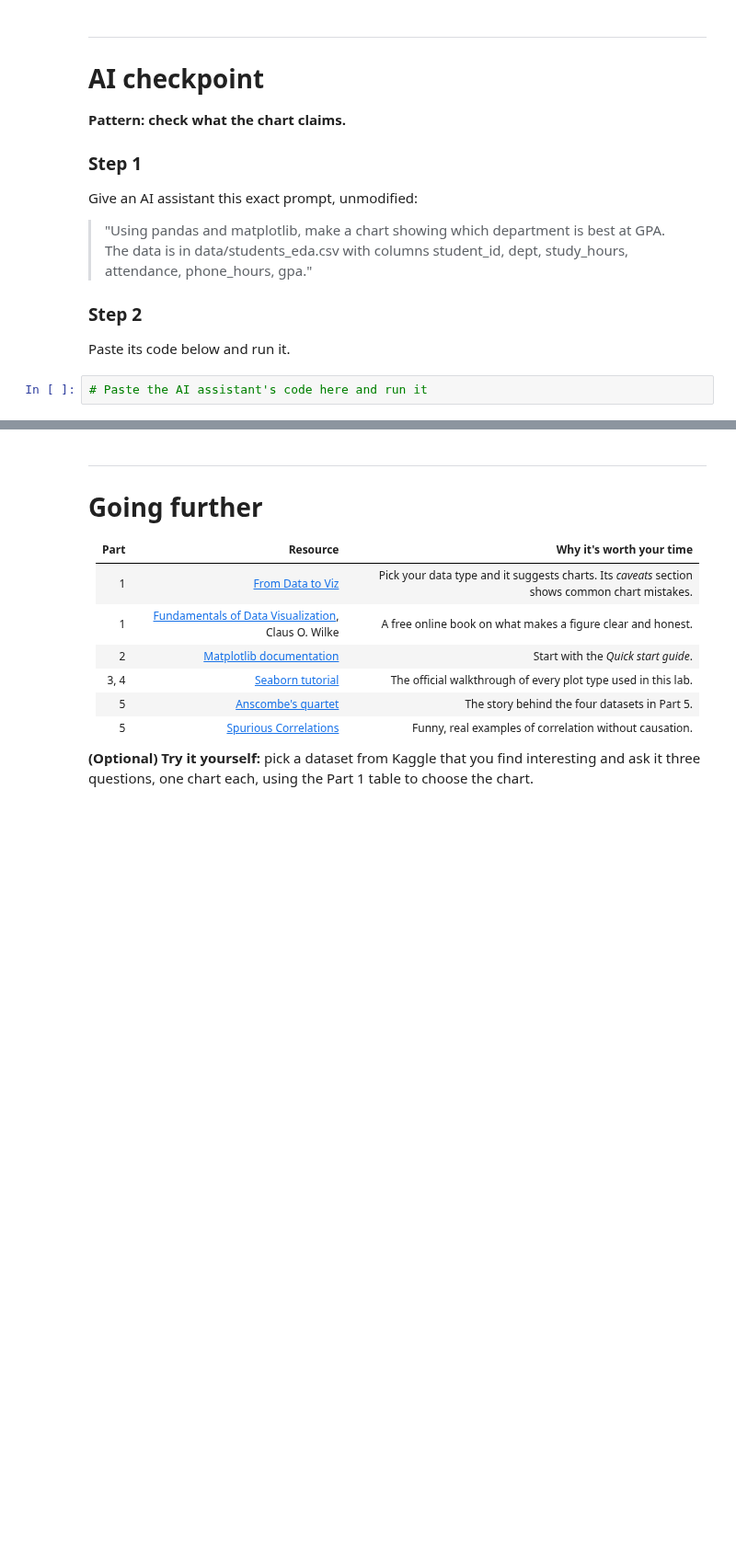
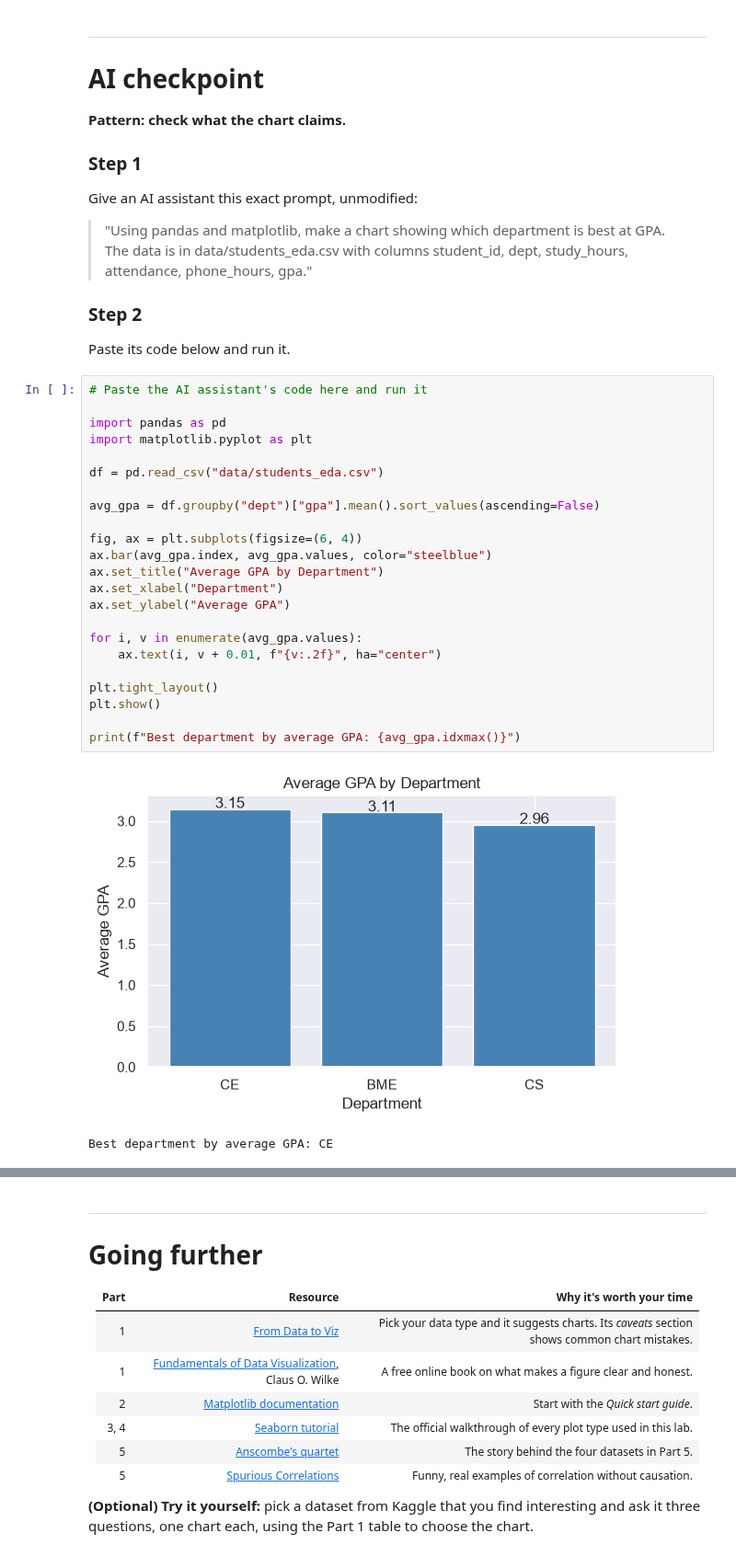
Before and after one commit to ReenaAloraini/ARTI303, a Jupyter notebook: lab06.ipynb, the cells around one changed output, grey strips where cells are left out. Shown at 92% size. Cells and saved outputs as stored; diff of their text form; blank space fills up the shorter version.

```diff
--- a/lab06.ipynb
+++ b/lab06.ipynb
@@ -578,6 +700,30 @@ Give an AI assistant this exact prompt, unmodified:
 Paste its code below and run it.
 # %%
 # Paste the AI assistant's code here and run it
+
+import pandas as pd
+import matplotlib.pyplot as plt
+
+df = pd.read_csv("data/students_eda.csv")
+
+avg_gpa = df.groupby("dept")["gpa"].mean().sort_values(ascending=False)
+
+fig, ax = plt.subplots(figsize=(6, 4))
+ax.bar(avg_gpa.index, avg_gpa.values, color="steelblue")
+ax.set_title("Average GPA by Department")
+ax.set_xlabel("Department")
+ax.set_ylabel("Average GPA")
+
+for i, v in enumerate(avg_gpa.values):
+    ax.text(i, v + 0.01, f"{v:.2f}", ha="center")
+
+plt.tight_layout()
+plt.show()
+
+print(f"Best department by average GPA: {avg_gpa.idxmax()}")
+# %% [output]
+[figure, added]
+Best department by average GPA: CE
 # %% [markdown]
 ### Step 3: answer these in your own words
 
```
Also changed, not shown: parts of 35 cells of this notebook, 3 other files.
